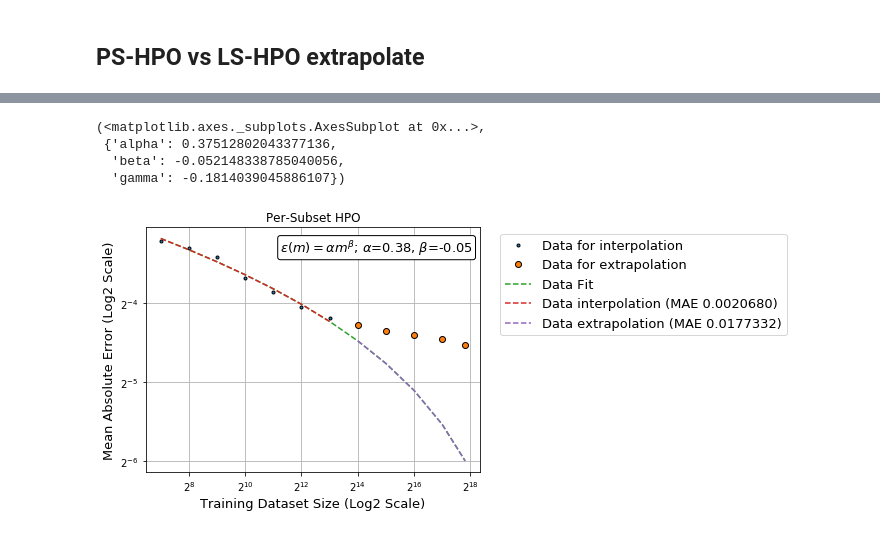
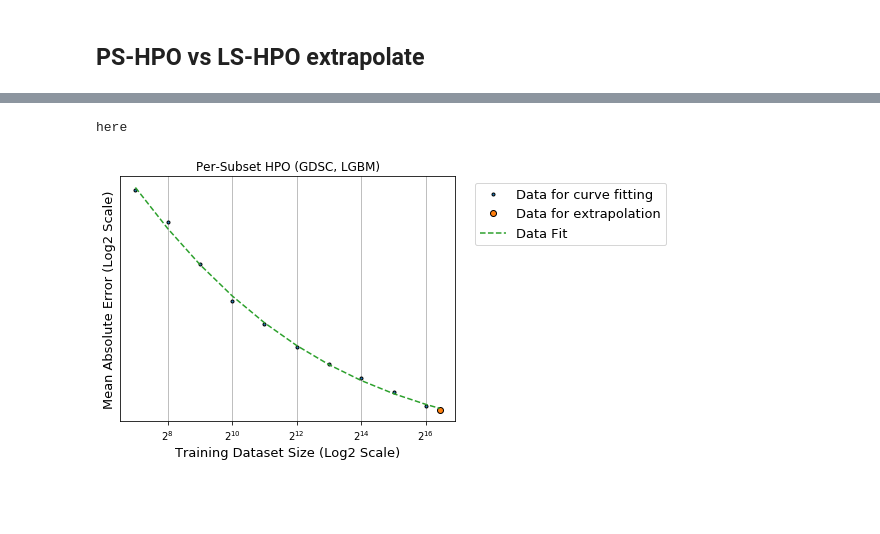
Before and after one commit to adpartin/LearningCurves, a Jupyter notebook: notebooks/02_hpo_runs.ipynb, the cells around one changed output, grey strips where cells are left out. Cells and saved outputs as stored; diff of their text form; code cells hidden in the pictures; blank space fills up the shorter version.

```diff
--- a/notebooks/02_hpo_runs.ipynb
+++ b/notebooks/02_hpo_runs.ipynb
@@ -103,5 +75,11 @@ def extract_runs_by_specific_hps(hp_df, hps_dct):
 # %%
 # HPO runs base dir (Serial)
 # base_dir = Path('/vol/ml/apartin/projects/LearningCurves/trn.ccle/hpo_lgbm/trn.ccle/split_on_none')
-# base_dir = Path('/vol/ml/apartin/projects/LearningCurves/trn.gdsc/hpo_lgbm/trn.gdsc/split_on_none')
-base_dir = Path('/vol/ml/apartin/projects/LearningCurves/trn.ctrp/hpo_lgbm/trn.ctrp/split_on_none')
+
+# GDSC
+base_dir = Path('/vol/ml/apartin/projects/LearningCurves/trn.gdsc/hpo_lgbm_split_on_none/trn.gdsc/split_on_none')
+# base_dir = Path('/vol/ml/apartin/projects/LearningCurves/hpo_runs/lc_gdsc_lgbm_hpo/')
+
+# CTRP
+# base_dir = Path('/vol/ml/apartin/projects/LearningCurves/trn.ctrp/hpo_lgbm/trn.ctrp/split_on_none')
+# base_dir = Path('/vol/ml/apartin/projects/LearningCurves/hpo_runs/lc_ctrp_lgbm_hpo/')
@@ -351,9 +372,9 @@ lrn_crv_plot.lrn_crv_power_law_extrapolate(x=ls_best['tr_size'], y=ls_best[met],
 # %%
+# lrn_crv_plot.lrn_crv_power_law_extrapolate(x=ps_best['tr_size'], y=ps_best[met],
+#                                            m0=m0, **plot_fit_kwargs, title=f'Per-Subset HPO ({src.upper()}, {model.upper()})');
+
 lrn_crv_plot.lrn_crv_power_law_extrapolate(x=ps_best['tr_size'], y=ps_best[met],
-                                           m0=m0, **plot_fit_kwargs, title='Per-Subset HPO')
+                                           p_et=1, **plot_fit_kwargs, title=f'Per-Subset HPO ({src.upper()}, {model.upper()})');
 # %% [output]
-(<matplotlib.axes._subplots.AxesSubplot at 0x...>,
- {'alpha': 0.37512802043377136,
-  'beta': -0.052148338785040056,
-  'gamma': -0.1814039045886107})
+here
-[figure, old version]
+[figure, new version]
```
Also changed, not shown: parts of 30 cells of this notebook, 19 other files.
